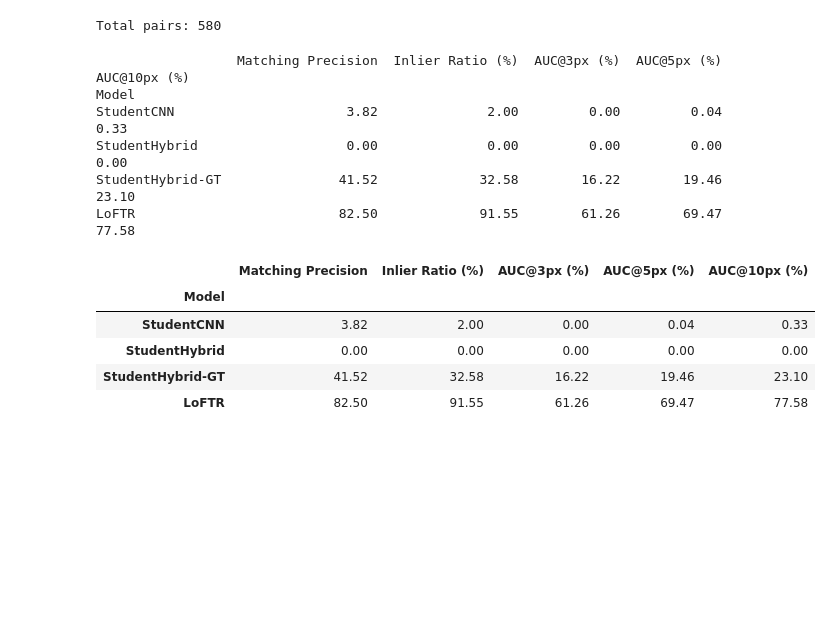
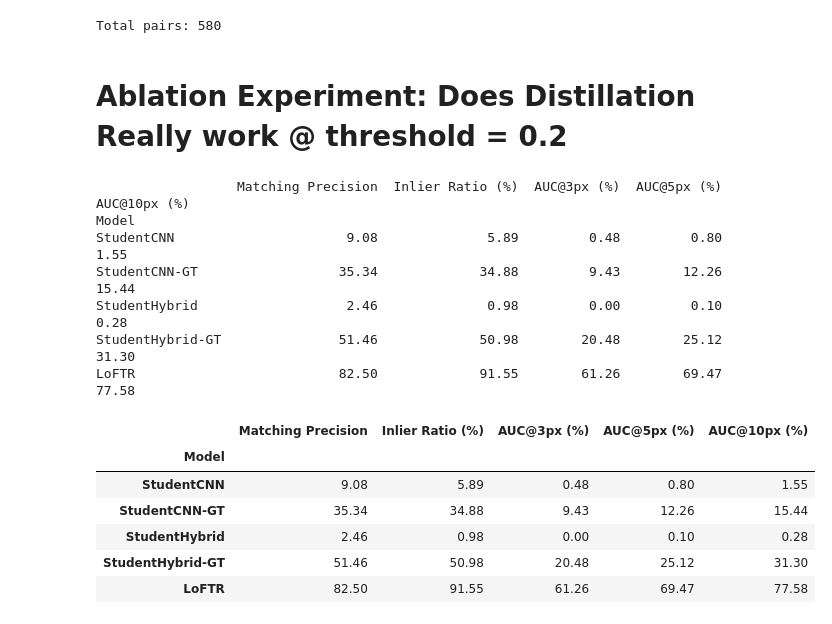
Before and after one commit to EZmoneySniper250/ECE1508DL, a Jupyter notebook: notebooks/evaluation.ipynb, the cells around one changed output. Saved outputs shown, nothing was run; the diff lists cells and outputs as text; code cells hidden in the pictures; blank space fills up the shorter version.

```diff
--- a/notebooks/evaluation.ipynb
+++ b/notebooks/evaluation.ipynb
@@ -78,6 +79,7 @@ hybrid_gt_path = "../checkpoints/run_full_hybrid_gt/epoch_05.pth"
 device = torch.device("cuda" if torch.cuda.is_available() else "cpu")
 # %%
 CNN_model = StudentCNN(StudentCNNConfig()).to(device)
+CNN_gt_model = StudentCNN(StudentCNNConfig()).to(device)
 Hybrid_model = StudentHybrid(StudentHybridConfig()).to(device)
 Hybrid_gt_model = StudentHybrid(StudentHybridConfig()).to(device)
 # %%
@@ -221,6 +225,7 @@ def evaluate_on_hpatches(run_fn, pairs, desc=""):
 
 # Set student models to eval mode
 CNN_model.eval()
+CNN_gt_model.eval()
 Hybrid_model.eval()
 Hybrid_gt_model.eval()
 
@@ -230,47 +235,53 @@ results_hybrid    = evaluate_on_hpatches(
     lambda i0, i1: run_student(Hybrid_model, i0, i1),    pairs, "StudentHybrid")
 results_hybrid_gt = evaluate_on_hpatches(
     lambda i0, i1: run_student(Hybrid_gt_model, i0, i1), pairs, "StudentHybrid-GT")
-results_loftr     = evaluate_on_hpatches(
-    run_loftr,                                            pairs, "LoFTR")
+results_cnn_gt    = evaluate_on_hpatches(
+    lambda i0, i1: run_student(CNN_gt_model, i0, i1),    pairs, "StudentCNN-GT")
+results_loftr     = evaluate_on_hpatches(run_loftr,       pairs, "LoFTR")
 # %% [output]
 Total pairs: 580
+# %% [markdown]
+# Ablation Experiment: Does Distillation Really work @ threshold = 0.2
 # %%
 THRESHOLDS = [3, 5, 10]
 
 model_results = {
     "StudentCNN":       results_cnn,
+    "StudentCNN-GT":    results_cnn_gt,
     "StudentHybrid":    results_hybrid,
     "StudentHybrid-GT": results_hybrid_gt,
     "LoFTR":            results_loftr,
 }
 
 rows = []
 for model_name, results in model_results.items():
     errors = [r["error"] for r in results]
     prec   = np.mean([r["precision"]    for r in results])
     inl    = np.mean([r["inlier_ratio"] for r in results])
     row = {
         "Model":               model_name,
         "Matching Precision":  round(prec * 100, 2),
         "Inlier Ratio (%)":    round(inl  * 100, 2),
     }
     for t in THRESHOLDS:
         row[f"AUC@{t}px (%)"] = round(auc_at(errors, t) * 100, 2)
     rows.append(row)
 
 df_results = pd.DataFrame(rows).set_index("Model")
 print(df_results.to_string())
 df_results
 # %% [output]
                   Matching Precision  Inlier Ratio (%)  AUC@3px (%)  AUC@5px (%)  AUC@10px (%)
 Model
-StudentCNN                      3.82              2.00         0.00         0.04          0.33
-StudentHybrid                   0.00              0.00         0.00         0.00          0.00
-StudentHybrid-GT               41.52             32.58        16.22        19.46         23.10
+StudentCNN                      9.08              5.89         0.48         0.80          1.55
+StudentCNN-GT                  35.34             34.88         9.43        12.26         15.44
+StudentHybrid                   2.46              0.98         0.00         0.10          0.28
+StudentHybrid-GT               51.46             50.98        20.48        25.12         31.30
 LoFTR                          82.50             91.55        61.26        69.47         77.58
 |  | Matching Precision | Inlier Ratio (%) | AUC@3px (%) | AUC@5px (%) | AUC@10px (%) |
 | Model |  |  |  |  |  |
-| StudentCNN | 3.82 | 2.00 | 0.00 | 0.04 | 0.33 |
-| StudentHybrid | 0.00 | 0.00 | 0.00 | 0.00 | 0.00 |
-| StudentHybrid-GT | 41.52 | 32.58 | 16.22 | 19.46 | 23.10 |
+| StudentCNN | 9.08 | 5.89 | 0.48 | 0.80 | 1.55 |
+| StudentCNN-GT | 35.34 | 34.88 | 9.43 | 12.26 | 15.44 |
+| StudentHybrid | 2.46 | 0.98 | 0.00 | 0.10 | 0.28 |
+| StudentHybrid-GT | 51.46 | 50.98 | 20.48 | 25.12 | 31.30 |
 | LoFTR | 82.50 | 91.55 | 61.26 | 69.47 | 77.58 |
```
Also changed, not shown: parts of 7 cells of this notebook.
